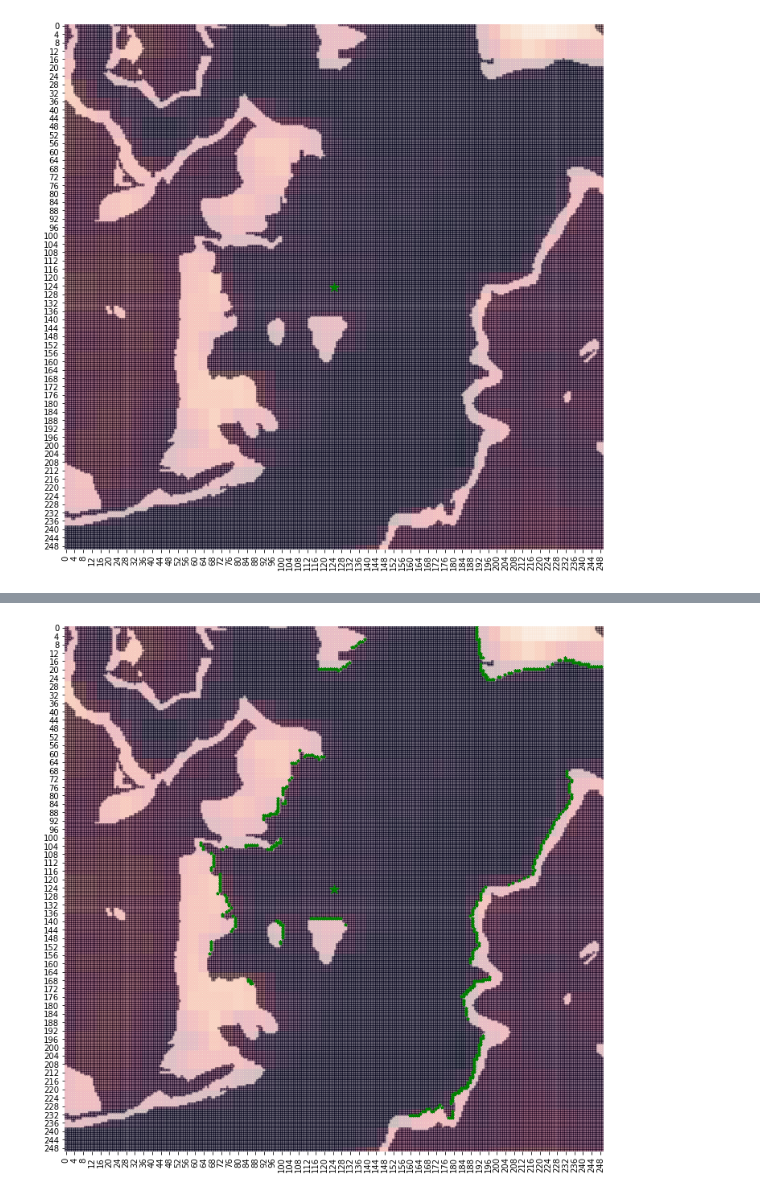
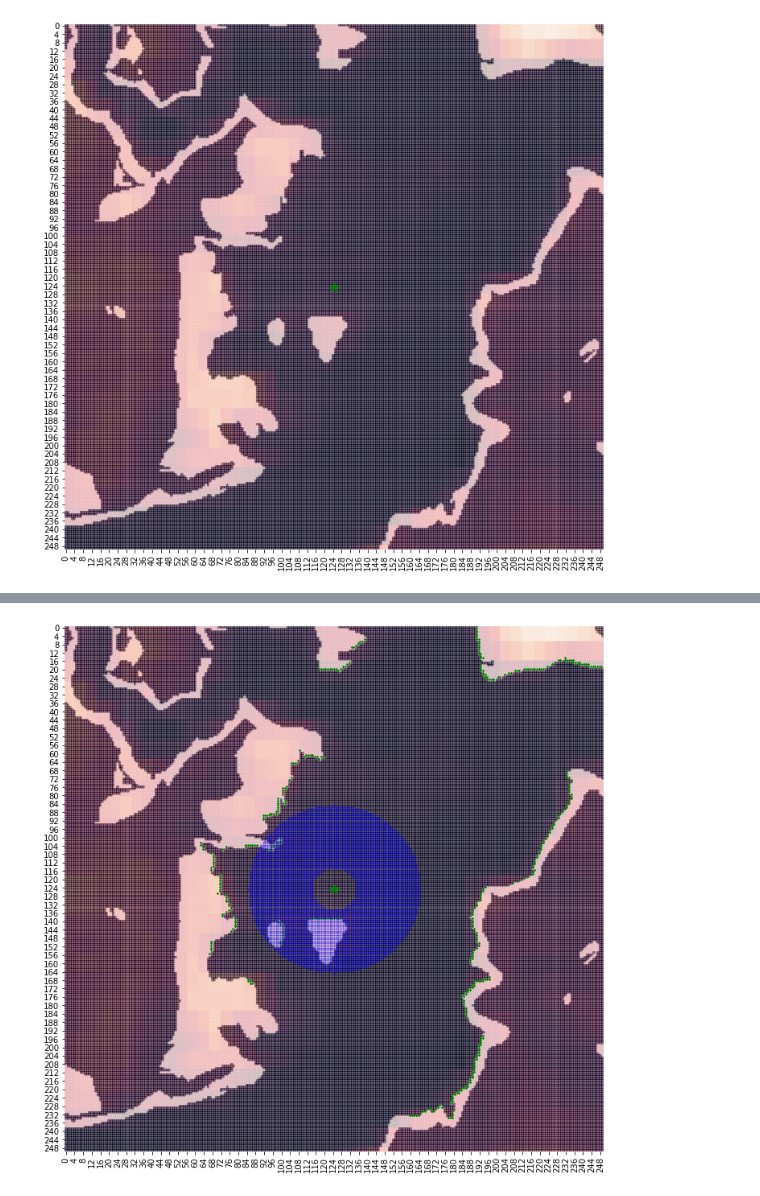
Before and after one commit to anisimov-a/position, a Jupyter notebook: postiton.ipynb, the cells around one changed output, grey strips where cells are left out. Cells and saved outputs as stored; diff of their text form; code cells hidden in the pictures.

```diff
--- a/postiton.ipynb
+++ b/postiton.ipynb
@@ -12,5 +12,10 @@ from tqdm import tqdm_notebook as tqdm
 
 %matplotlib inline
 # %%
-df = pd.read_excel('MO.xls', index_col='FID')
-df.columns = map(str.lower, df.columns)
+def reader(filename):
+    """
+    Чтение файлов установленного формата из Arcgis
+    """
+    df = pd.read_excel(filename, index_col='FID')
+    df.columns = map(str.lower, df.columns)
+    return df
@@ -27 +70,10 @@ pos_tager(df)
+# %%
+def modified_bresenham(x0, y0, x1, y1):
+    """
+    Возвращает список, а не итератор
+    и удаляет первую и последнюю точки
+    (т.е. собственные координаты)
+    """
+    coords = list(bresenham(x0, y0, x1, y1))
+    return list(set(coords[1:-1]))
 # %%
@@ -59,13 +110,18 @@ def extended_bresenham(x0, y0, x1, y1, pos_var=0, target_var=0):
 
     return coords
 # %%
-def wood_border(df, target):
+def wood_border(df, target, bound=0):
+    """
+    Находит границы леса, из которых видна цель.
+    Bound - регулирует строгость или "проницаемость".
+    Чем больше bound, тем "глубже видим из леса".
+    """
     tmp_df = df[['pos', 'wood']]
     wood_border_coords = []
     for i in tqdm(tmp_df.values):
         if i[1] == 1:
-            if len(df[df['pos'].isin(extended_bresenham(i[0][0], i[0][1], target[0], target[1],
-                                                        pos_var=0, target_var=0))].query('wood==1')) > 0:
+            if len(df[df['pos'].isin(modified_bresenham(i[0][0], i[0][1],
+                                                        target[0], target[1]))].query('wood==1')) > bound:
                 continue
             else:
                 wood_border_coords.append(i[0])
@@ -78,9 +145,3 @@ Image("MO.png")
-# %%
-heights = np.array(df['gridcode'])
-visibility = np.array(df['visibility'])
-n = int(df.shape[0]**0.5)
-heights = heights.reshape(n,n)
-visibility = visibility.reshape(n,n)
 # %%
 plt.figure(figsize=(12,12))
 sns.heatmap(heights, alpha=1, cbar=False);
@@ -161,13 +217,16 @@ Wall time: 54.8 s
 # %%
 df['wood'] = df['natural'].apply(lambda x: 1 if x=='wood' else 0)
 wood = np.array(df['wood']).reshape(n,n)
 
 plt.figure(figsize=(12,12))
 sns.heatmap(heights, alpha=0.4, cbar=False);
 sns.heatmap(wood, alpha=0.4, cbar=False);
 plt.plot(n/2, n/2, color='green', marker='*', linestyle='dashed', linewidth=2, markersize=12);
 
 for i in x:
-    plt.plot(i[1], i[0], color='green', marker='*', linestyle='dashed', linewidth=2, markersize=4);
+    plt.plot(i[1], i[0], color='green', marker='*', linestyle='dashed', linewidth=2, markersize=2);
+
+for i in bp:
+    plt.plot(i[1], i[0], color='blue', marker='*', linestyle='dashed', linewidth=2, markersize=2, alpha=0.4);
 # %% [output]
-[figure, old version]
+[figure, new version]
```
Also changed, not shown: parts of 17 cells of this notebook, 18 other files.
